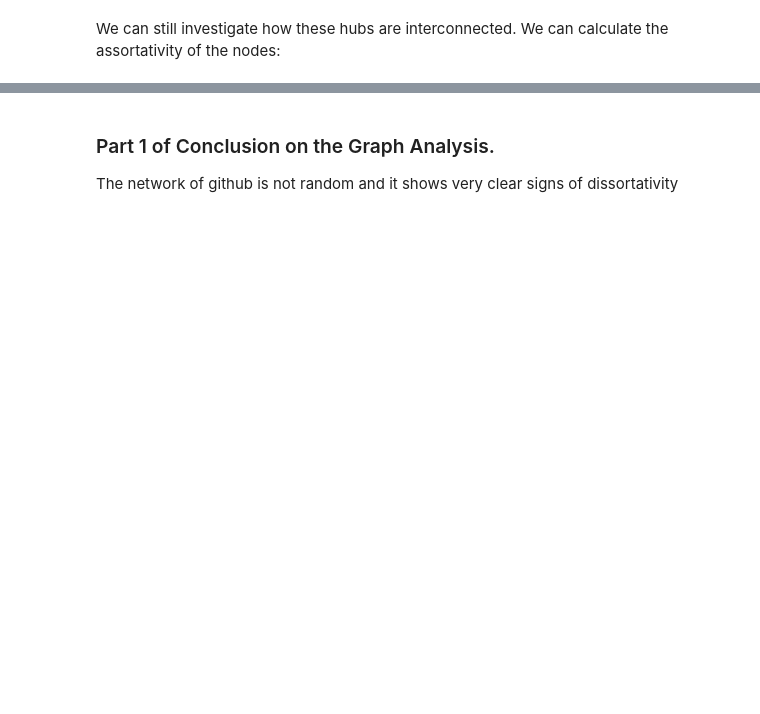
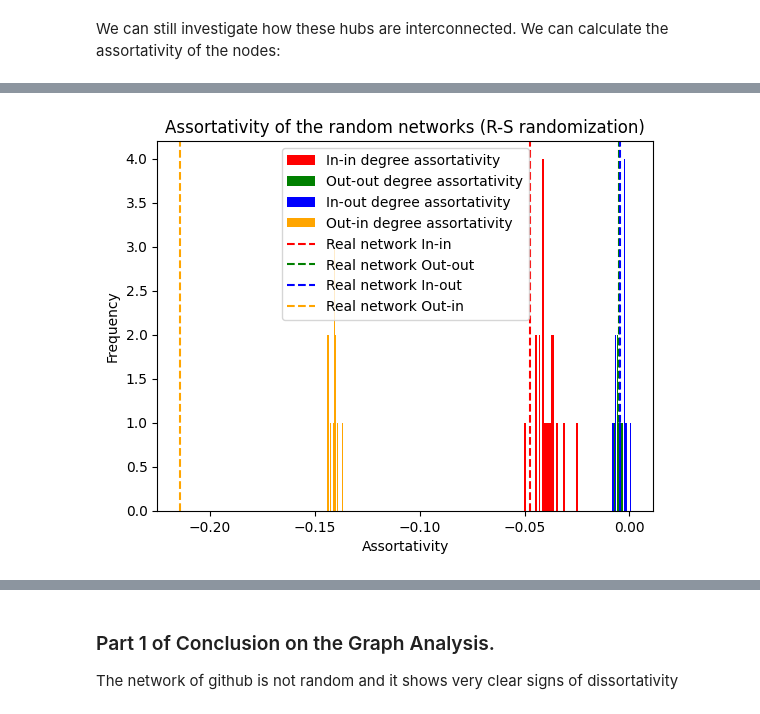
Before and after one commit to MathiasDamsgaard/Comp_Social_Sci_Assigments, a Jupyter notebook: Project.ipynb, the cells around one changed output, grey strips where cells are left out. Saved outputs shown, nothing was run; the diff lists cells and outputs as text; code cells hidden in the pictures; blank space fills up the shorter version.

```diff
--- a/Project.ipynb
+++ b/Project.ipynb
@@ -863,35 +1079,38 @@ plt.show()
-# %%
-# Make the same two plots with the degree preserving randomization
-r_in_in_R_S = []
-r_out_out_R_S = []
-r_in_out_R_S = []
-r_out_in_R_S = []
-
-for _ in tqdm(range(20)):
-    G_R_S = degree_preserving_randomization(G)
-    r_in_in, r_out_out, r_in_out, r_out_in = degree_assortativity_directed(G_R_S)
-    r_in_in_R_S.append(r_in_in)
-    r_out_out_R_S.append(r_out_out)
-    r_in_out_R_S.append(r_in_out)
-    r_out_in_R_S.append(r_out_in)
 # %%
+# Make the same two plots with the degree preserving randomization
+r_in_in_R_S = []
+r_out_out_R_S = []
+r_in_out_R_S = []
+r_out_in_R_S = []
+
+for _ in tqdm(range(20)):
+    g_r_s = degree_preserving_randomization(G)
+    r_in_in, r_out_out, r_in_out, r_out_in = degree_assortativity_directed(g_r_s)
+    r_in_in_R_S.append(r_in_in)
+    r_out_out_R_S.append(r_out_out)
+    r_in_out_R_S.append(r_in_out)
+    r_out_in_R_S.append(r_out_in)
+
 # Plot the distribution of the assortativities
 plt.hist(r_in_in_R_S, bins=30, label='In-in degree assortativity', color='red')
 plt.hist(r_out_out_R_S, bins=30, label='Out-out degree assortativity', color='green')
 plt.hist(r_in_out_R_S, bins=30, label='In-out degree assortativity', color='blue')
 plt.hist(r_out_in_R_S, bins=30, label='Out-in degree assortativity', color='orange')
 
 # Plot the assortativity of the original network
 plt.axvline(r_in_in_real, color='red', linestyle='--', label='Real network In-in')
 plt.axvline(r_out_out_real, color='green', linestyle='--', label='Real network Out-out')
 plt.axvline(r_in_out_real, color='blue', linestyle='--', label='Real network In-out')
 plt.axvline(r_out_in_real, color='orange', linestyle='--', label='Real network Out-in')
 
 plt.xlabel('Assortativity')
 plt.ylabel('Frequency')
 plt.title('Assortativity of the random networks (R-S randomization)')
 plt.legend()
+plt.savefig('Webpage/static/images/Assortativity_rand_R_S.png', bbox_inches='tight')
 plt.show()
+# %% [output]
+[figure, added]
 # %%
 # Instead plot it as a line plot where the x_values are in_in, in_out, out_in, out_out:
 x_values = ['In-in', 'In-out', 'Out-in', 'Out-out']
```
Also changed, not shown: parts of 49 cells of this notebook, 27 other files.
